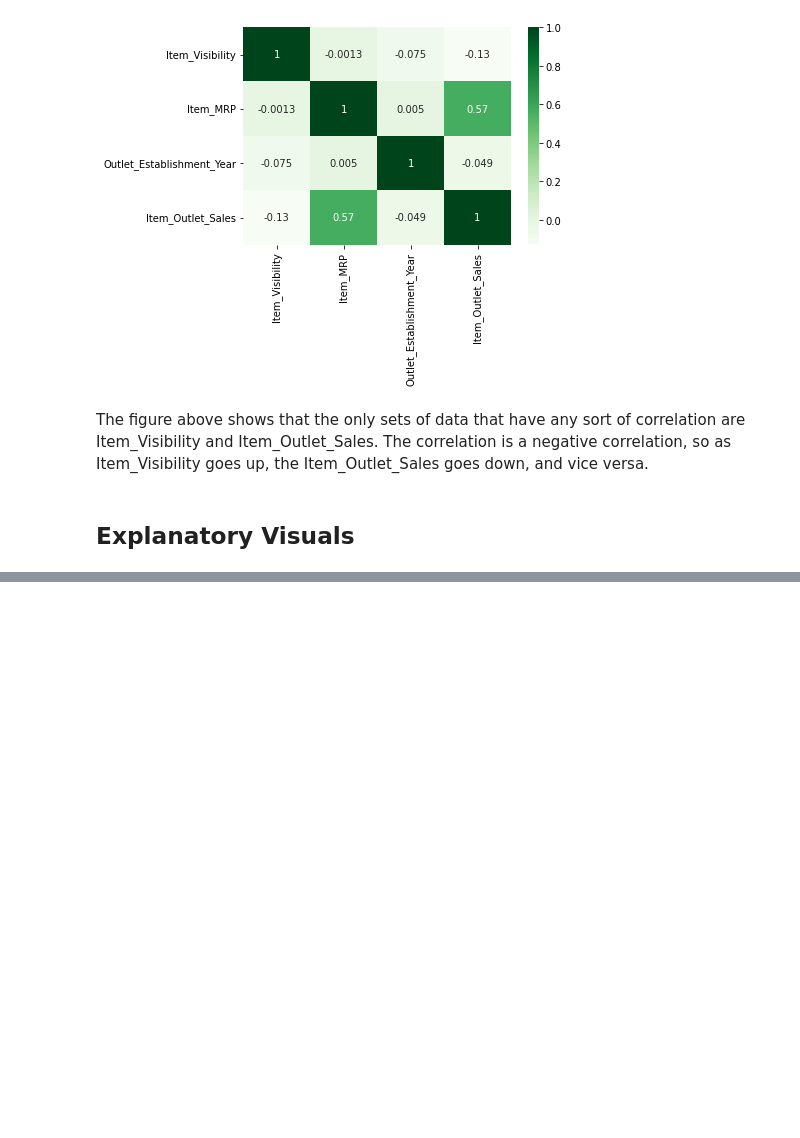
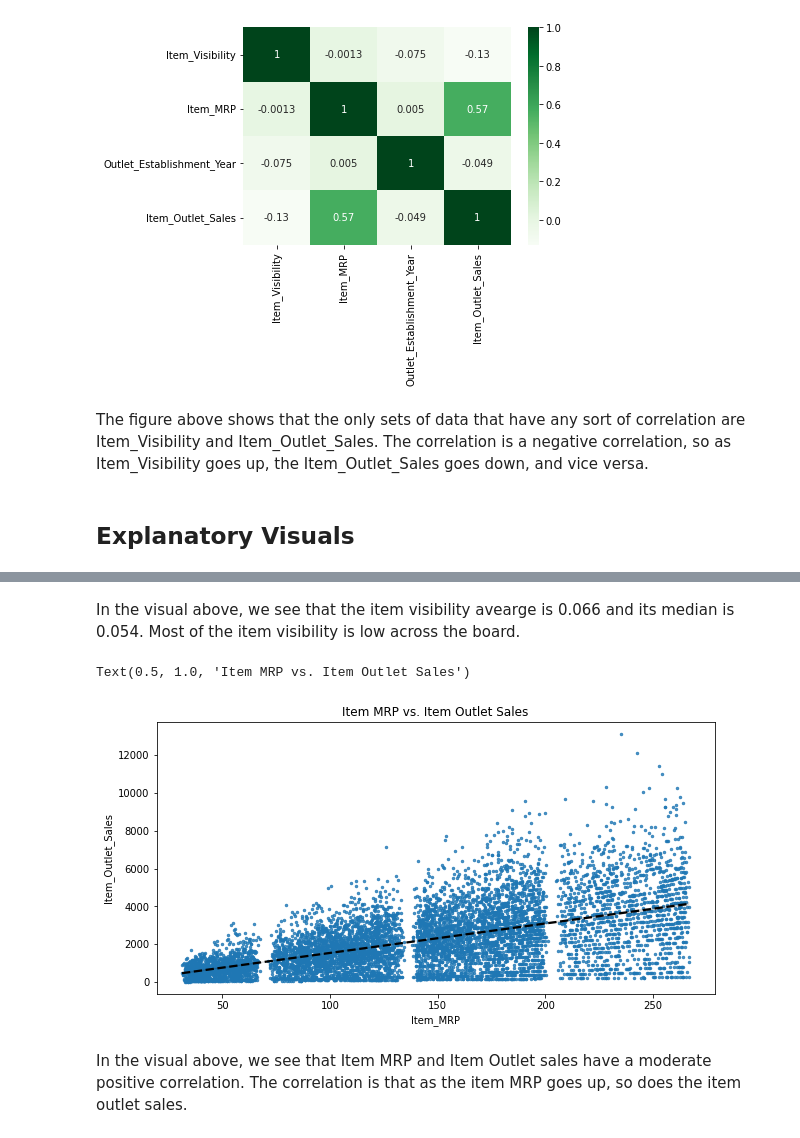
Before and after one commit to joeneb24/Project-1, a Jupyter notebook: SalesPredictions.ipynb, the cells around one changed output, grey strips where cells are left out. Drawn from its saved outputs; the diff is of its cells as text; code cells hidden in the pictures; blank space fills up the shorter version.

```diff
--- a/SalesPredictions.ipynb
+++ b/SalesPredictions.ipynb
@@ -312,0 +337,14 @@ The figure above shows that the only sets of data that have any sort of correlat
+# %% [markdown]
+In the visual above, we see that the item visibility avearge is 0.066 and its median is 0.054. Most of the item visibility is low across the board.
+# %%
+fig, ax = plt.subplots(figsize = (10, 5))
+sns.regplot(data=df, x='Item_MRP', y='Item_Outlet_Sales',
+            scatter_kws={'s':6},
+            line_kws={'color': 'black', 'ls': '--'})
+
+plt.title('Item MRP vs. Item Outlet Sales')
+# %% [output]
+Text(0.5, 1.0, 'Item MRP vs. Item Outlet Sales')
+[figure, added]
+# %% [markdown]
+In the visual above, we see that Item MRP and Item Outlet sales have a moderate positive correlation. The correlation is that as the item MRP goes up, so does the item outlet sales.
```
Also changed, not shown: parts of 3 cells of this notebook.
